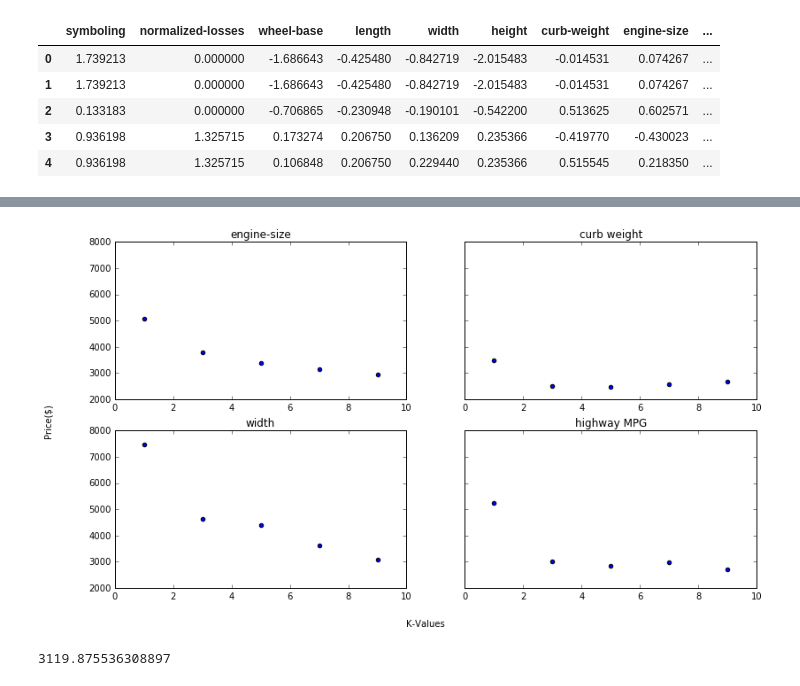
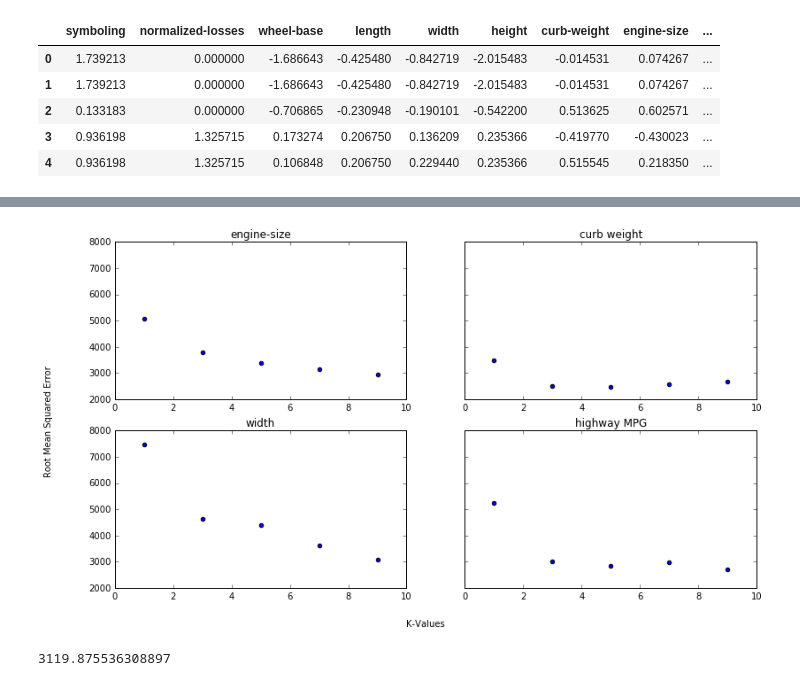
Before and after one commit to wdzarif/K-Nearest-Neighbor-prediction, a Jupyter notebook: k-nearest-neighbor.ipynb, the cells around one changed output, grey strips where cells are left out. Cells and saved outputs as stored; diff of their text form; code cells hidden in the pictures.

```diff
--- a/k-nearest-neighbor.ipynb
+++ b/k-nearest-neighbor.ipynb
@@ -178,21 +178,21 @@ for key, value in rmses_dict.items():
 # %%
 #from the plots, it seems like Engine Size, Curb Weight, Highway MPG
 # are good indicators giving the lowest root mean squared error
 # for different K-values
 x = k_vals
 fig, axes = plt.subplots(2,2, sharey=True, figsize=(13,7))
 fig.text(0.5, 0.04, 'K-Values', ha='center')
-fig.text(0.04, 0.5, 'Price($)', va='center', rotation='vertical')
+fig.text(0.04, 0.5, 'Root Mean Squared Error', va='center', rotation='vertical')
 axes[0,0].scatter(x, y=rmses_dict['engine-size'])
 axes[0,0].title.set_text('engine-size')
 axes[0,1].scatter(x, y=rmses_dict['curb-weight'])
 axes[0,1].title.set_text('curb weight')
 axes[1,0].scatter(x, y=rmses_dict['width'])
 axes[1,0].title.set_text('width')
 axes[1,1].scatter(x, y=rmses_dict['highway-mpg'])
 axes[1,1].title.set_text('highway MPG')
 # %% [output]
-[figure, old version]
+[figure, new version]
 # %%
 #excersize 4
 #modifying knn_train function to work with multiple columns -
```
Also changed, not shown: parts of 1 cell of this notebook.
